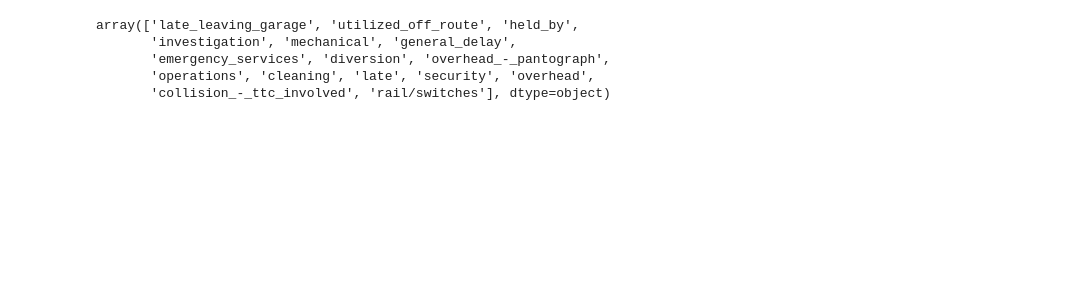
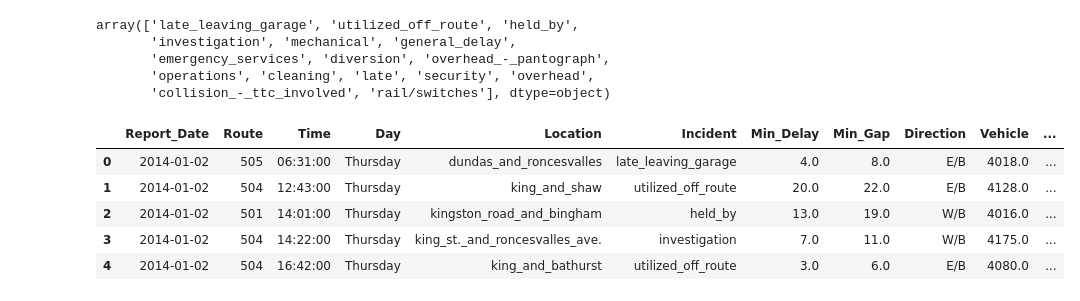
Before and after one commit to rachaellam/ML-ttc, a Jupyter notebook: ML-ttc-script.ipynb, the cells around one changed output. Drawn from its saved outputs; the diff is of its cells as text; code cells hidden in the pictures; blank space fills up the shorter version.

```diff
--- a/ML-ttc-script.ipynb
+++ b/ML-ttc-script.ipynb
@@ -182,3 +196,12 @@ array(['late_leaving_garage', 'utilized_off_route', 'held_by',
        'collision_-_ttc_involved', 'rail/switches'], dtype=object)
 # %%
 df_all.to_csv('ttc-data.csv', index=False)
+# %%
+df.head()
+# %% [output]
+|  | Report_Date | Route | Time | Day | Location | Incident | Min_Delay | Min_Gap | Direction | Vehicle | ... |
+| 0 | 2014-01-02 | 505 | 06:31:00 | Thursday | dundas_and_roncesvalles | late_leaving_garage | 4.0 | 8.0 | E/B | 4018.0 | ... |
+| 1 | 2014-01-02 | 504 | 12:43:00 | Thursday | king_and_shaw | utilized_off_route | 20.0 | 22.0 | E/B | 4128.0 | ... |
+| 2 | 2014-01-02 | 501 | 14:01:00 | Thursday | kingston_road_and_bingham | held_by | 13.0 | 19.0 | W/B | 4016.0 | ... |
+| 3 | 2014-01-02 | 504 | 14:22:00 | Thursday | king_st._and_roncesvalles_ave. | investigation | 7.0 | 11.0 | W/B | 4175.0 | ... |
+| 4 | 2014-01-02 | 504 | 16:42:00 | Thursday | king_and_bathurst | utilized_off_route | 3.0 | 6.0 | E/B | 4080.0 | ... |
```
Also changed, not shown: parts of 2 cells of this notebook, 6 other files.
